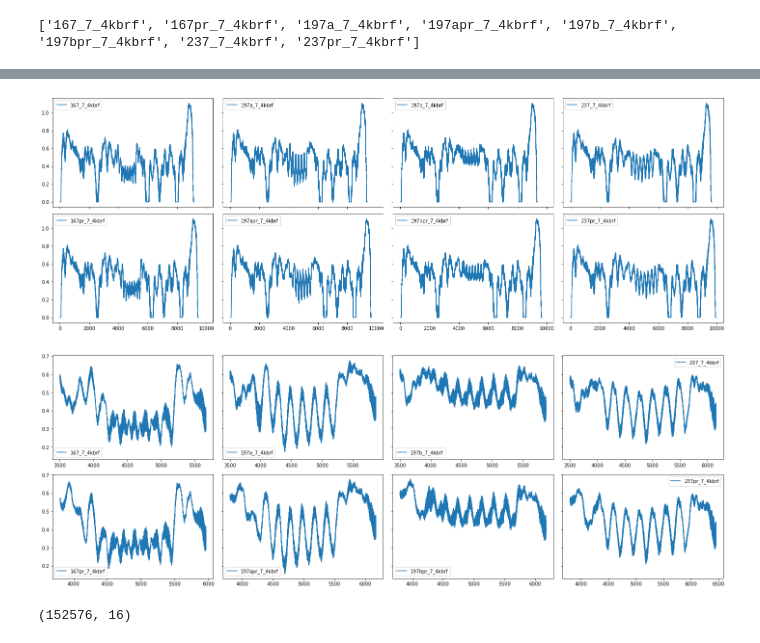
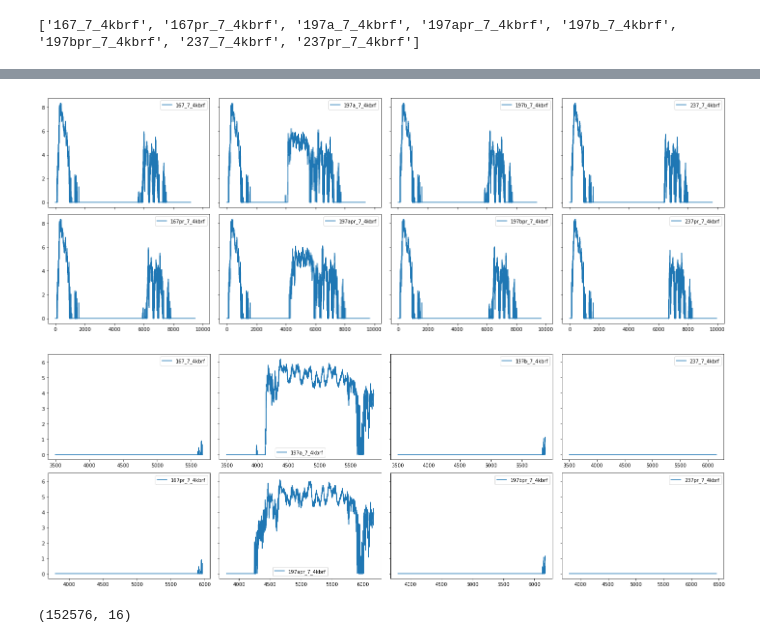
Before and after one commit to Alexwestbrook/mnhn-internship_DeepCNN_ChIP-seq, a Jupyter notebook: model_predictions.ipynb, the cells around one changed output, grey strips where cells are left out. Cells and saved outputs as stored; diff of their text form; code cells hidden in the pictures.

```diff
--- a/model_predictions.ipynb
+++ b/model_predictions.ipynb
@@ -31,8 +31,8 @@ writing_dir = '../shared_folder'
 prop_cycle = plt.rcParams['axes.prop_cycle']
 colors = prop_cycle.by_key()['color']
 # %%
-model = tf.keras.models.load_model('/home/alex/shared_folder/JB_seqdes/weights_with_rev_compl_rep2.hdf5', custom_objects={'mae_cor': mae_cor, 'correlate': correlate})
+model = tf.keras.models.load_model('/home/alex/shared_folder/JB_seqdes/weight_CNN_RNA_seq_2001_12_8_4_SRR7131299.hdf5', custom_objects={'mae_cor': mae_cor, 'correlate': correlate})
 print(model.input_shape)
-model.summary()
+# model.summary()
 # %% [output]
 (None, 2001, 4, 1)
@@ -88,22 +62,22 @@ with np.load('/home/alex/shared_folder/JB_seqdes/results/preds_weights_with_rev_
     preds2 = {k: f[k] for k in f.keys()}
 # %%
 fig, axes = plt.subplots(2, 4, sharex=True, sharey=True, figsize=(20, 7), facecolor='w', layout='tight')
-for (k, v), ax in zip(preds2.items(), axes.T.flatten()):
+for (k, v), ax in zip(preds.items(), axes.T.flatten()):
     ax.plot(v, label=k)
     ax.legend()
 # %% [output]
-[figure, old version]
+[figure, new version]
 # %%
 start = 3500
 fig, axes = plt.subplots(2, 4, sharey=True, figsize=(20, 7), facecolor='w', layout='tight')
-for (k, v), ax in zip(preds2.items(), axes.T.flatten()):
+for (k, v), ax in zip(preds.items(), axes.T.flatten()):
     if 'pr' in k:
         ax.plot(np.arange(start+298, len(v)-start), v[start+298:-start], label=k)
     else:
         ax.plot(np.arange(start, len(v)-start), v[start:-start], label=k)
     ax.legend()
 # %% [output]
-[figure, old version]
+[figure, new version]
 # %%
 species = 'SCerevisiae'
 model_name = 'model_myco_pol_17'
```
Also changed, not shown: parts of 4 cells of this notebook.
